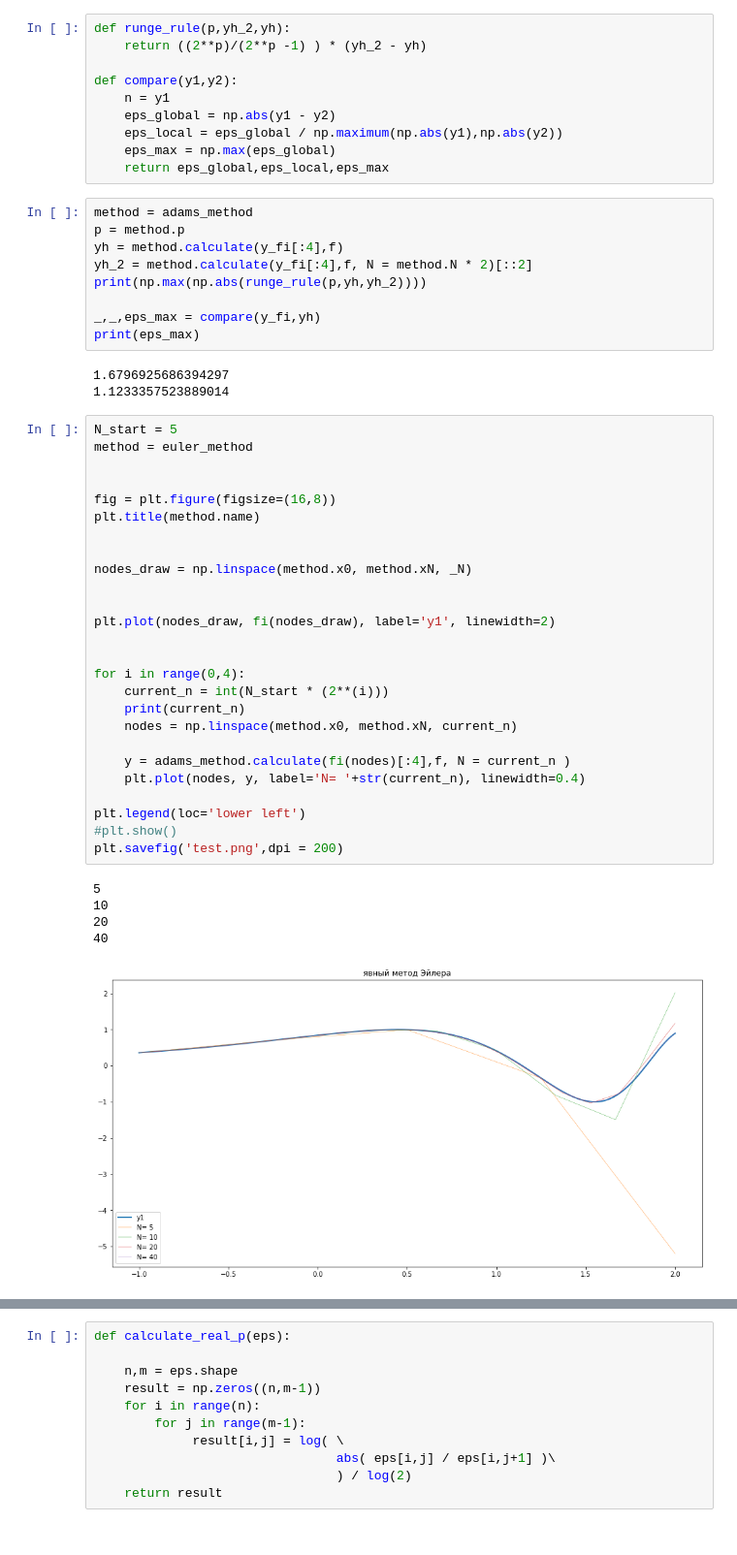
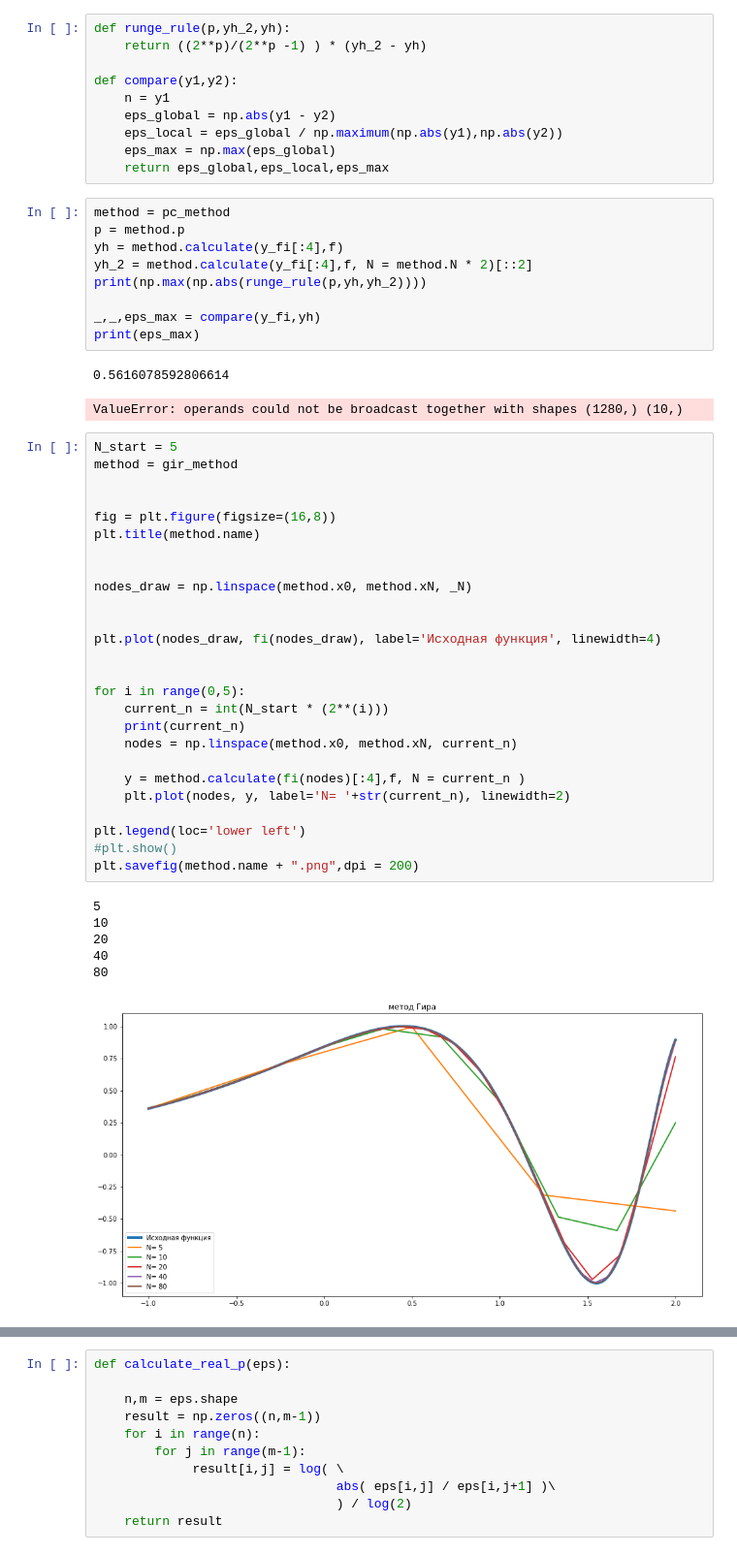
Before and after one commit to Raser23/CalculationMethods2019_1, a Jupyter notebook: All.ipynb, the cells around one changed output, grey strips where cells are left out. Shown at 97% size. Saved outputs shown, nothing was run; the diff lists cells and outputs as text.

```diff
--- a/All.ipynb
+++ b/All.ipynb
@@ -126,7 +126,7 @@ def compare(y1,y2):
     eps_max = np.max(eps_global)
     return eps_global,eps_local,eps_max
 # %%
-method = adams_method
+method = pc_method
 p = method.p
 yh = method.calculate(y_fi[:4],f)
 yh_2 = method.calculate(y_fi[:4],f, N = method.N * 2)[::2]
@@ -135,38 +135,39 @@ print(np.max(np.abs(runge_rule(p,yh,yh_2))))
 _,_,eps_max = compare(y_fi,yh)
 print(eps_max)
 # %% [output]
-1.6796925686394297
-1.1233357523889014
+0.5616078592806614
+ValueError: operands could not be broadcast together with shapes (1280,) (10,)
 # %%
 N_start = 5
-method = euler_method
+method = gir_method
 
 
 fig = plt.figure(figsize=(16,8))
 plt.title(method.name)
 
 
 nodes_draw = np.linspace(method.x0, method.xN, _N)
 
 
-plt.plot(nodes_draw, fi(nodes_draw), label='y1', linewidth=2)
+plt.plot(nodes_draw, fi(nodes_draw), label='Исходная функция', linewidth=4)
 
 
-for i in range(0,4):
+for i in range(0,5):
     current_n = int(N_start * (2**(i)))
     print(current_n)
     nodes = np.linspace(method.x0, method.xN, current_n)
 
-    y = adams_method.calculate(fi(nodes)[:4],f, N = current_n )
-    plt.plot(nodes, y, label='N= '+str(current_n), linewidth=0.4)
+    y = method.calculate(fi(nodes)[:4],f, N = current_n )
+    plt.plot(nodes, y, label='N= '+str(current_n), linewidth=2)
 
 plt.legend(loc='lower left')
 #plt.show()
-plt.savefig('test.png',dpi = 200)
+plt.savefig(method.name + ".png",dpi = 200)
 # %% [output]
 5
 10
 20
 40
+80
-[figure, old version]
+[figure, new version]
 # %%
```
Also changed, not shown: parts of 7 cells of this notebook, 17 other files.
